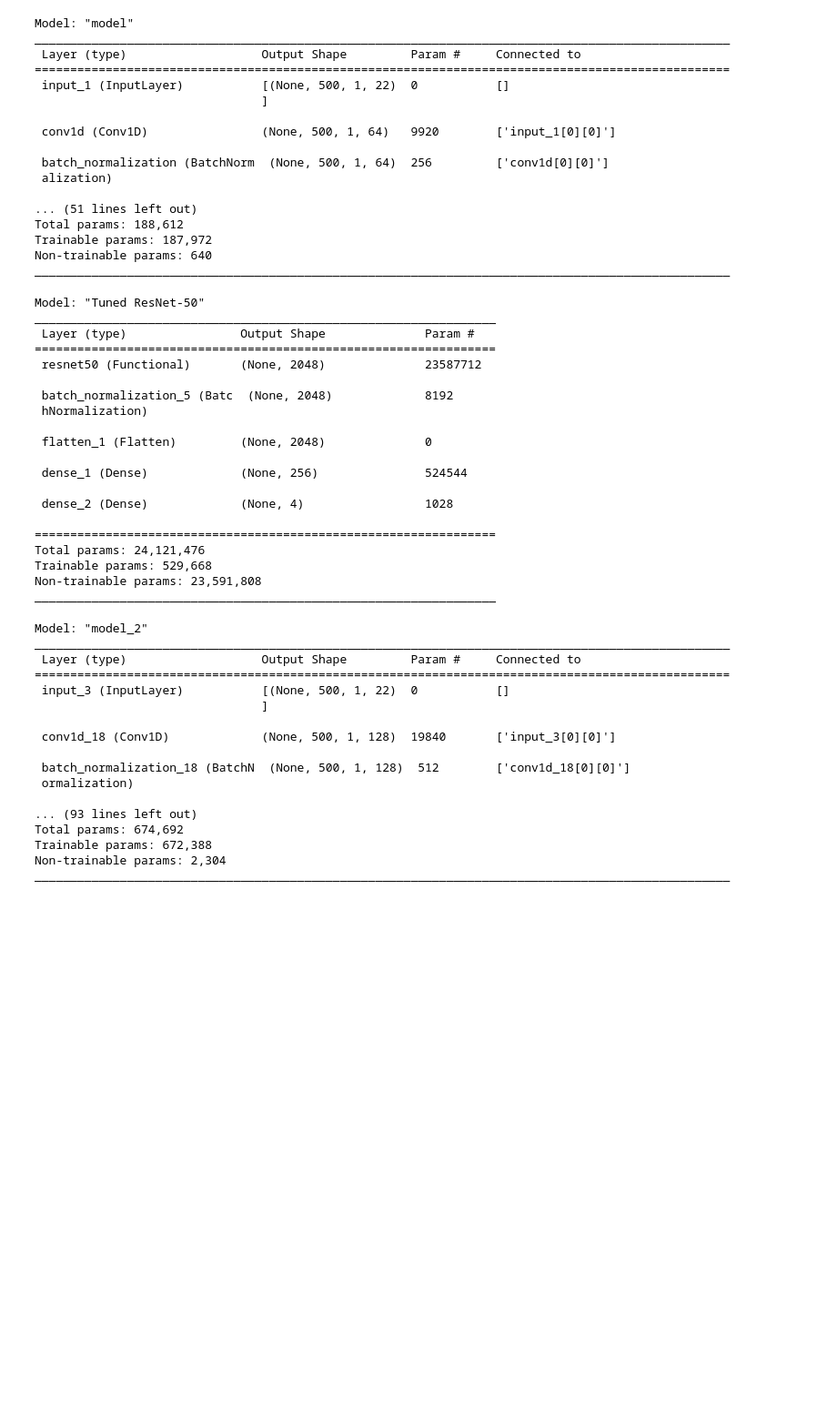
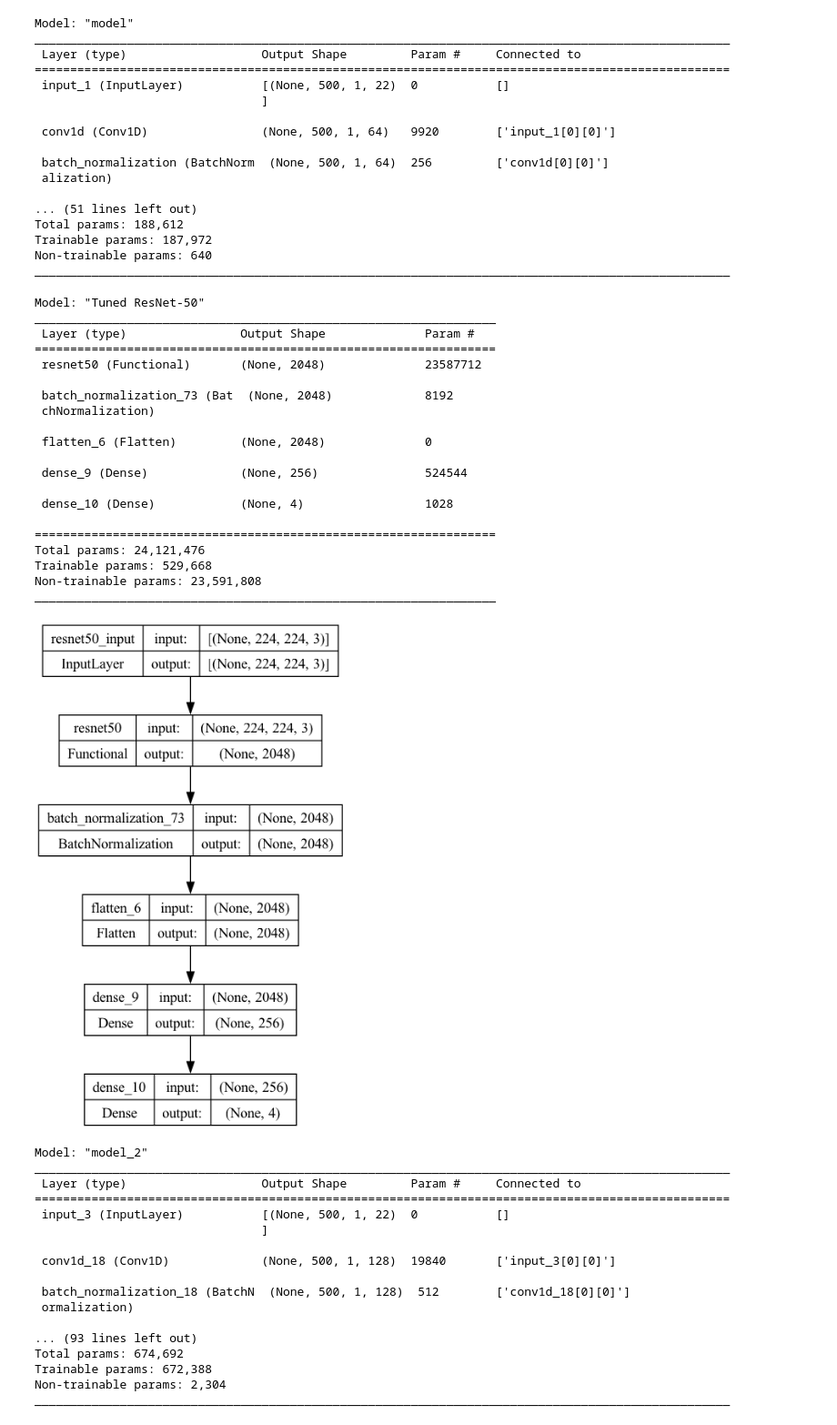
Before and after one commit to aaron68lee/Deep-Learning-EEG-BCI-Signal-Processing, a Jupyter notebook: EEG_ResNet_pretrained.ipynb, the cells around one changed output. Shown at 91% size. Drawn from its saved outputs; the diff is of its cells as text; code cells hidden in the pictures; blank space fills up the shorter version.

Commit message:
added utils file and gallery architectures

```diff
--- a/EEG_ResNet_pretrained.ipynb
+++ b/EEG_ResNet_pretrained.ipynb
@@ -431,38 +431,42 @@ custom = Sequential()
 custom.add(resnet)
 
 # Output layer with Softmax activation
 
 #custom.add(Dropout(0.5))
 custom.add(BatchNormalization())
 custom.add(Flatten()) # Flattens the input
 custom.add(Dense(256, activation='relu'))
 custom.add(Dense(4, activation='softmax')) # Output FC layer with softmax activation
 
 
 # Printing the model summary
 custom._name = "Tuned ResNet-50"
 custom.summary()
+
+
+plot_model(custom, to_file='../Gallery/Resnet-50_architecture.png', show_shapes=True, show_layer_names=True)
 # %% [output]
 Model: "Tuned ResNet-50"
 _________________________________________________________________
  Layer (type)                Output Shape              Param #
 =================================================================
  resnet50 (Functional)       (None, 2048)              23587712
 
- batch_normalization_5 (Batc  (None, 2048)             8192
- hNormalization)
+ batch_normalization_73 (Bat  (None, 2048)             8192
+ chNormalization)
 
- flatten_1 (Flatten)         (None, 2048)              0
+ flatten_6 (Flatten)         (None, 2048)              0
 
- dense_1 (Dense)             (None, 256)               524544
+ dense_9 (Dense)             (None, 256)               524544
 
- dense_2 (Dense)             (None, 4)                 1028
+ dense_10 (Dense)            (None, 4)                 1028
 
 =================================================================
 Total params: 24,121,476
 Trainable params: 529,668
 Non-trainable params: 23,591,808
 _________________________________________________________________
+[figure, added]
 # %%
 # # combined Resnet-50 with residual and FC layers
 
```
Also changed, not shown: parts of 4 cells of this notebook, 6 other files.
